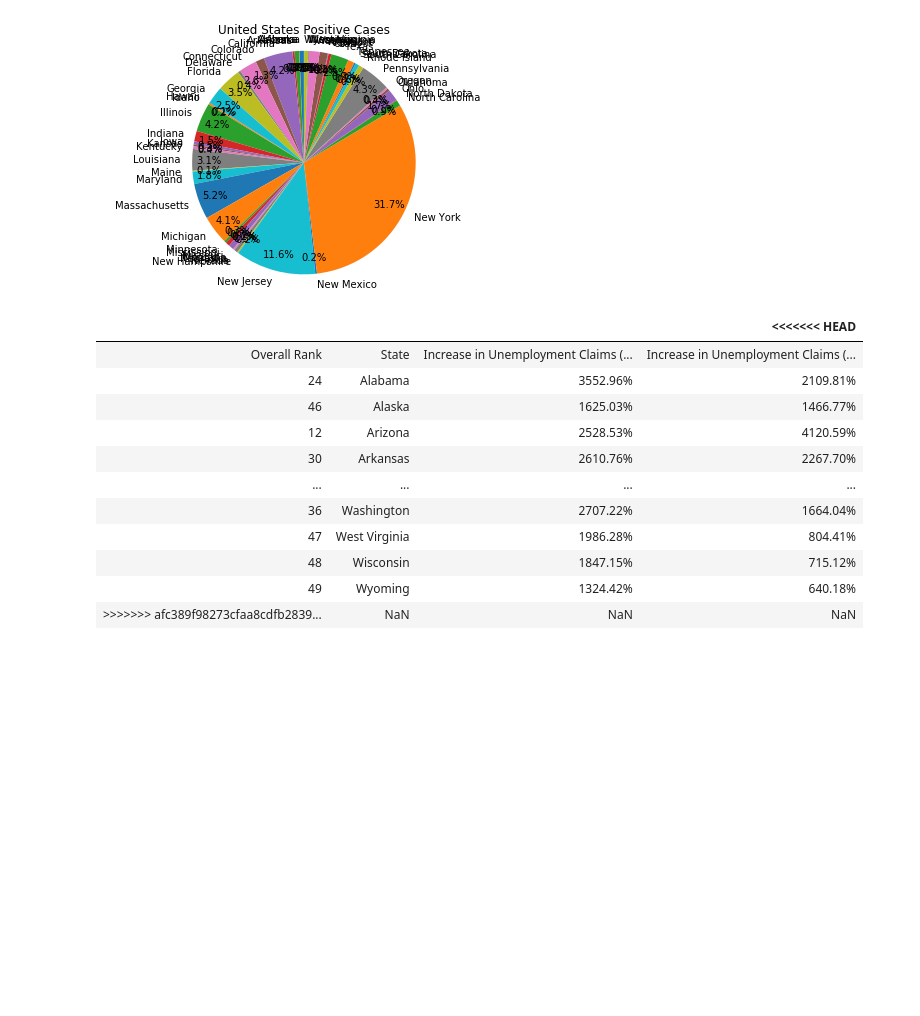
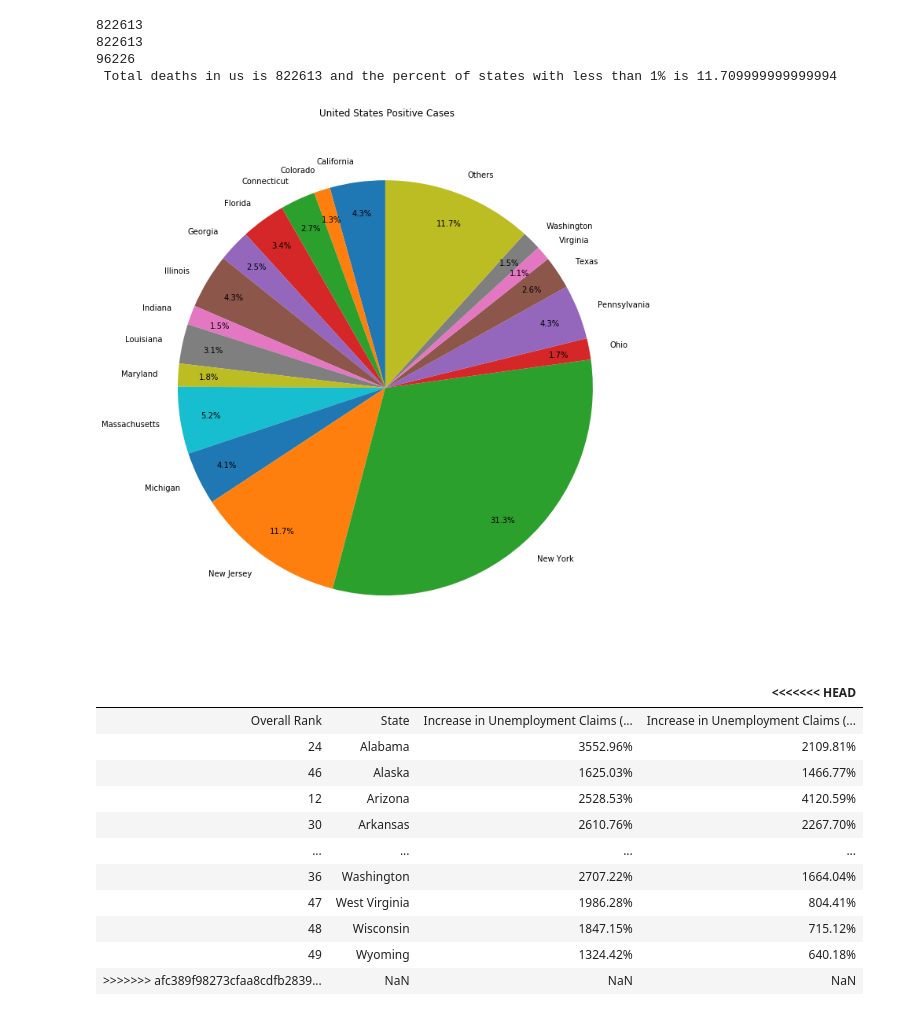
Before and after one commit to lmstevens/Group_Project_1, a Jupyter notebook: Sequoyah_States_Graphs.ipynb, the cells around one changed output. Drawn from its saved outputs; the diff is of its cells as text; code cells hidden in the pictures; blank space fills up the shorter version.

```diff
--- a/Sequoyah_States_Graphs.ipynb
+++ b/Sequoyah_States_Graphs.ipynb
@@ -203,16 +203,39 @@ plt.show()
-# %%
-#Sequoyah's Pie Chart
-plt.pie(comb2_df['Positive'], labels=comb2_df['State'], shadow=False, startangle=90, pctdistance=0.85,
-         autopct='%1.1f%%')
-
-
-plt.axis('equal')
-plt.title("United States Positive Cases")
-# View the plot
-plt.tight_layout()
-plt.show()
-# %% [output]
-[figure, removed]
+# %%
+#comb2_df.sort_values("Positive", ascending = False,inplace = True)
+comb2_df["Percent of Cases in US"]=round(comb2_df["Positive"]/comb2_df["Positive"].sum()*100,2)
+comb2_df.reset_index(drop = True)
+CasesbyStatePie = comb2_df[comb2_df["Percent of Cases in US"]>1]
+USCases = comb2_df["Positive"].sum()
+PercentTop = CasesbyStatePie["Percent of Cases in US"].sum()
+PercentOther = (100 - float(PercentTop))
+OtherCases = USCases - CasesbyStatePie["Positive"].sum()
+print(comb2_df["Positive"].sum())
+print(USCases)
+print(OtherCases)
+print(f" Total deaths in us is {USCases} and the percent of states with less than 1% is {PercentOther}")
+Chart = CasesbyStatePie.append({"State":"Others","Positive":OtherCases,"Percent of Cases in US":PercentOther}, ignore_index = True)
+Chart
+
+
+
+
+#Sequoyah's Pie Chart
+fig1, ax1 = plt.subplots(figsize=(10, 10))
+ax1.pie(Chart['Positive'], labels=Chart['State'], shadow=False, startangle=90, pctdistance=0.85,
+         autopct='%1.1f%%')
+
+
+plt.axis('equal')
+plt.title("United States Positive Cases")
+# View the plot
+plt.tight_layout()
+plt.show()
+# %% [output]
+822613
+822613
+96226
+ Total deaths in us is 822613 and the percent of states with less than 1% is 11.709999999999994
+[figure, added]
 # %%
 #Sequoyah's Code
 
```
Also changed, not shown: parts of 4 cells of this notebook.
